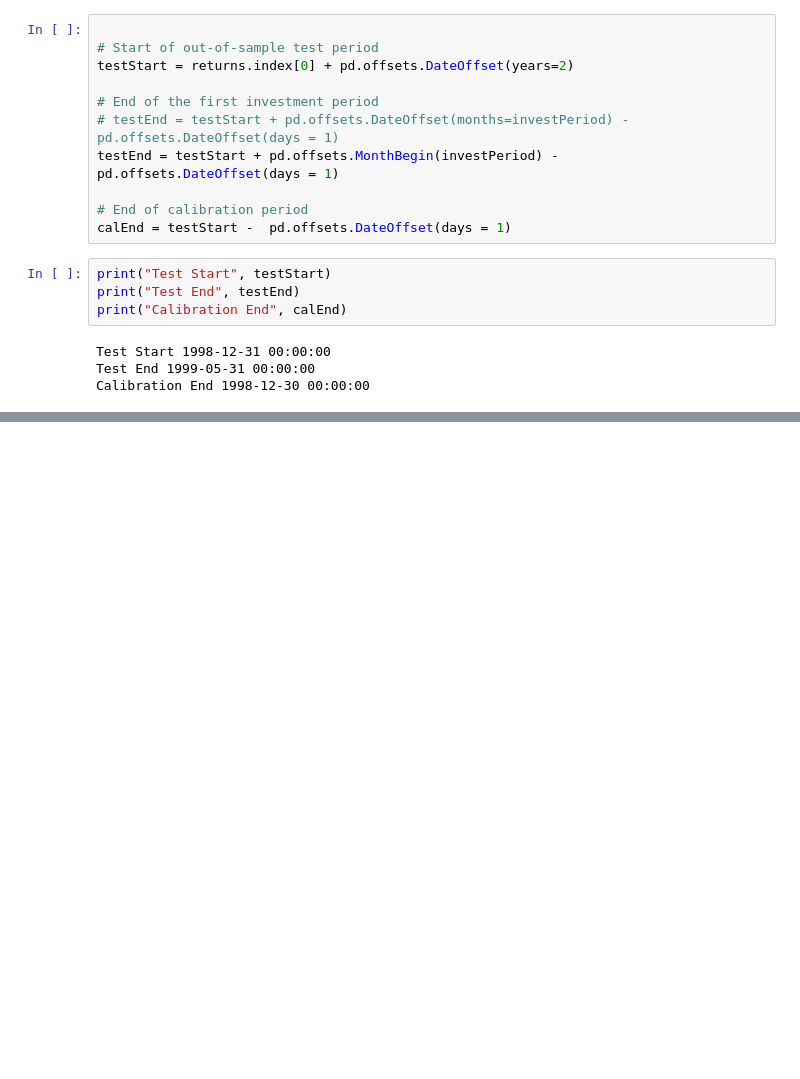
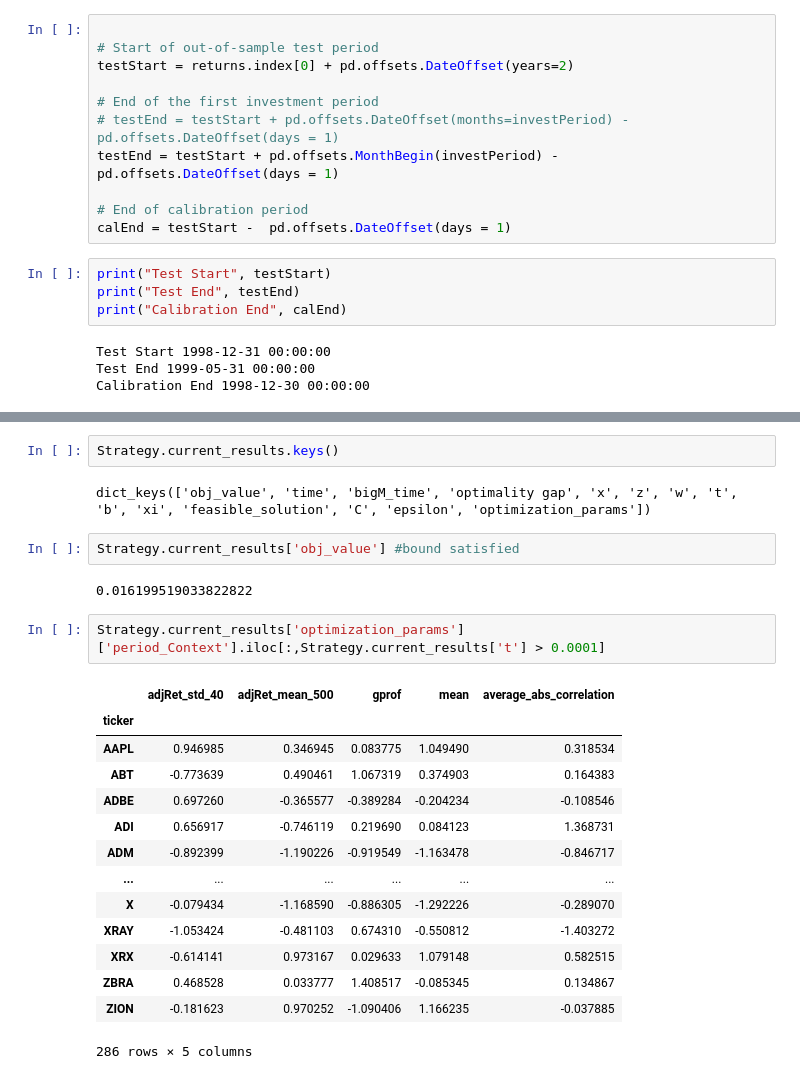
Before and after one commit to davidislip/support_vector_risk_machine, a Jupyter notebook: A single instance.ipynb, the cells around one changed output, grey strips where cells are left out. Cells and saved outputs as stored; diff of their text form; blank space fills up the shorter version.

```diff
--- a/A single instance.ipynb
+++ b/A single instance.ipynb
@@ -355,0 +348,25 @@ Classification errors  7.380451265037989
+# %%
+Strategy.current_results.keys()
+# %% [output]
+dict_keys(['obj_value', 'time', 'bigM_time', 'optimality gap', 'x', 'z', 'w', 't', 'b', 'xi', 'feasible_solution', 'C', 'epsilon', 'optimization_params'])
+# %%
+Strategy.current_results['obj_value'] #bound satisfied
+# %% [output]
+0.016199519033822822
+# %%
+Strategy.current_results['optimization_params']['period_Context'].iloc[:,Strategy.current_results['t'] > 0.0001]
+# %% [output]
+|  | adjRet_std_40 | adjRet_mean_500 | gprof | mean | average_abs_correlation |
+| ticker |  |  |  |  |  |
+| AAPL | 0.946985 | 0.346945 | 0.083775 | 1.049490 | 0.318534 |
+| ABT | -0.773639 | 0.490461 | 1.067319 | 0.374903 | 0.164383 |
+| ADBE | 0.697260 | -0.365577 | -0.389284 | -0.204234 | -0.108546 |
+| ADI | 0.656917 | -0.746119 | 0.219690 | 0.084123 | 1.368731 |
+| ADM | -0.892399 | -1.190226 | -0.919549 | -1.163478 | -0.846717 |
+| ... | ... | ... | ... | ... | ... |
+| X | -0.079434 | -1.168590 | -0.886305 | -1.292226 | -0.289070 |
+| XRAY | -1.053424 | -0.481103 | 0.674310 | -0.550812 | -1.403272 |
+| XRX | -0.614141 | 0.973167 | 0.029633 | 1.079148 | 0.582515 |
+| ZBRA | 0.468528 | 0.033777 | 1.408517 | -0.085345 | 0.134867 |
+| ZION | -0.181623 | 0.970252 | -1.090406 | 1.166235 | -0.037885 |
+286 rows × 5 columns
```
Also changed, not shown: parts of 17 cells of this notebook, 6 other files.
